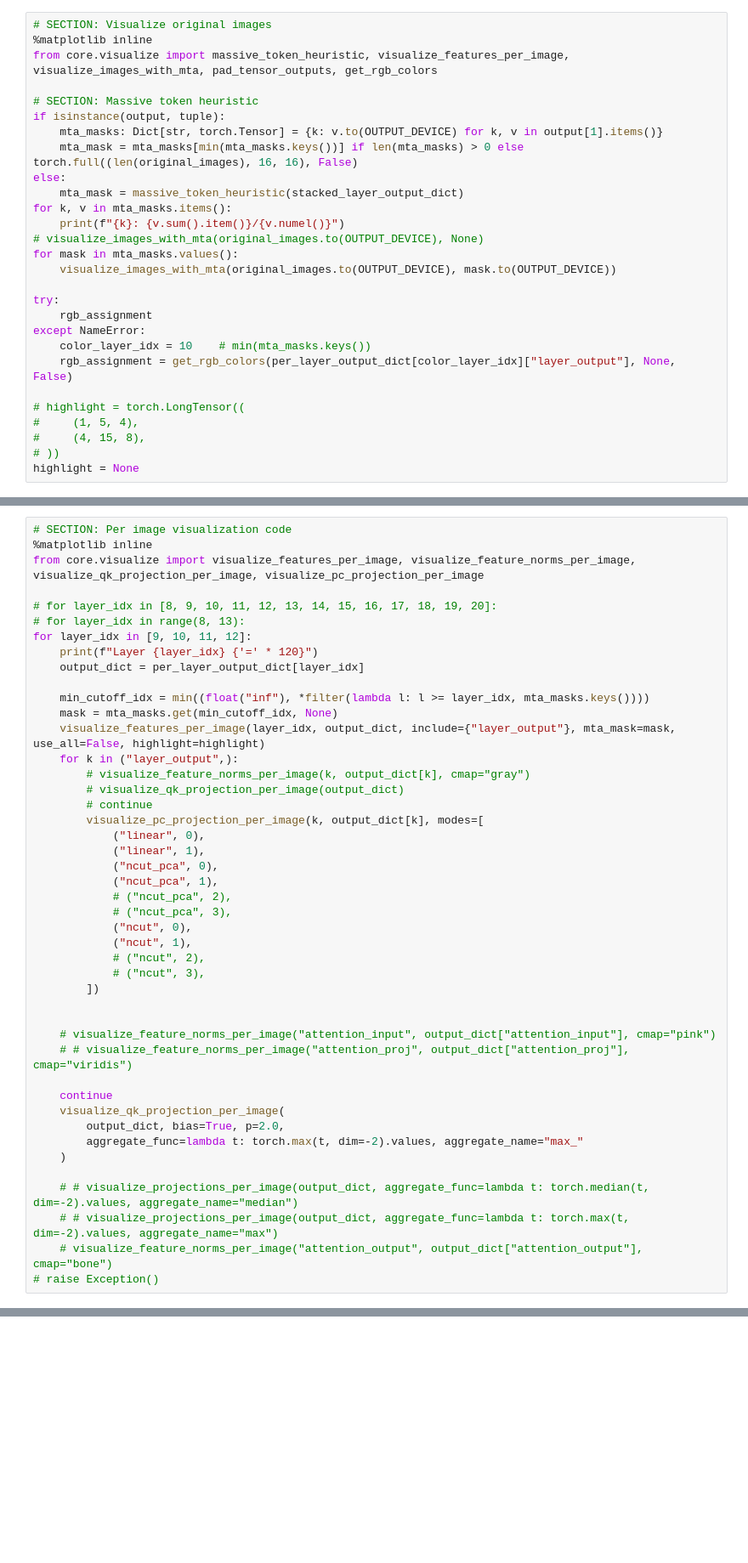
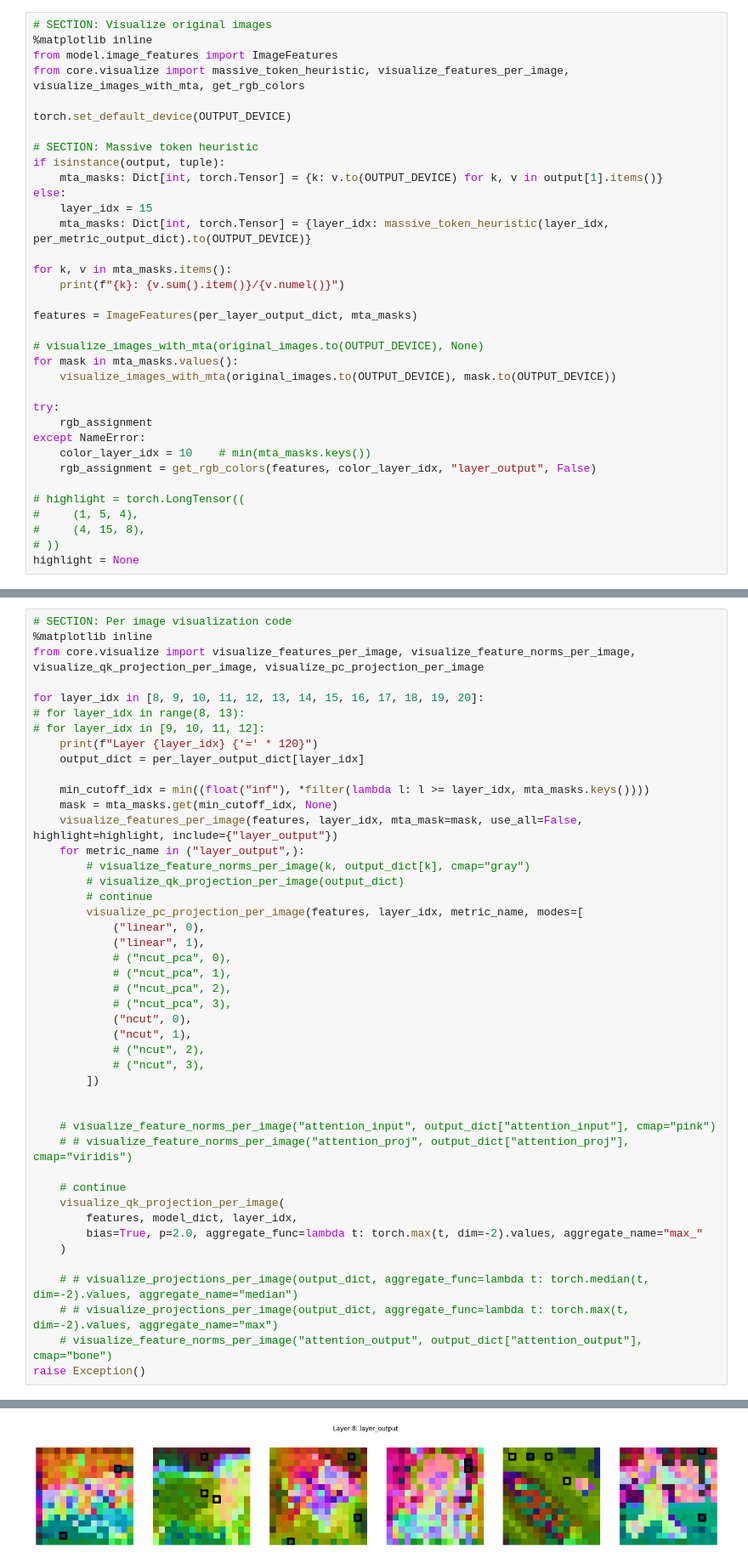
Before and after one commit to JophiArcana/mta_vision_transformers, a Jupyter notebook: sandbox/test.ipynb, the cells around one changed output, grey strips where cells are left out. Shown at 85% size. Cells and saved outputs as stored; diff of their text form; blank space fills up the shorter version.

Commit message:
Finished debugging ImageFeatures implementation.

```diff
--- a/sandbox/test.ipynb
+++ b/sandbox/test.ipynb
@@ -172,16 +174,23 @@ for metric, metric_outputs in per_metric_output_dict.items():
 # %%
 # SECTION: Visualize original images
 %matplotlib inline
-from core.visualize import massive_token_heuristic, visualize_features_per_image, visualize_images_with_mta, pad_tensor_outputs, get_rgb_colors
+from model.image_features import ImageFeatures
+from core.visualize import massive_token_heuristic, visualize_features_per_image, visualize_images_with_mta, get_rgb_colors
+
+torch.set_default_device(OUTPUT_DEVICE)
 
 # SECTION: Massive token heuristic
 if isinstance(output, tuple):
-    mta_masks: Dict[str, torch.Tensor] = {k: v.to(OUTPUT_DEVICE) for k, v in output[1].items()}
-    mta_mask = mta_masks[min(mta_masks.keys())] if len(mta_masks) > 0 else torch.full((len(original_images), 16, 16), False)
+    mta_masks: Dict[int, torch.Tensor] = {k: v.to(OUTPUT_DEVICE) for k, v in output[1].items()}
 else:
-    mta_mask = massive_token_heuristic(stacked_layer_output_dict)
+    layer_idx = 15
+    mta_masks: Dict[int, torch.Tensor] = {layer_idx: massive_token_heuristic(layer_idx, per_metric_output_dict).to(OUTPUT_DEVICE)}
+
 for k, v in mta_masks.items():
     print(f"{k}: {v.sum().item()}/{v.numel()}")
+
+features = ImageFeatures(per_layer_output_dict, mta_masks)
+
 # visualize_images_with_mta(original_images.to(OUTPUT_DEVICE), None)
 for mask in mta_masks.values():
     visualize_images_with_mta(original_images.to(OUTPUT_DEVICE), mask.to(OUTPUT_DEVICE))
@@ -190,7 +199,7 @@ try:
     rgb_assignment
 except NameError:
     color_layer_idx = 10    # min(mta_masks.keys())
-    rgb_assignment = get_rgb_colors(per_layer_output_dict[color_layer_idx]["layer_output"], None, False)
+    rgb_assignment = get_rgb_colors(features, color_layer_idx, "layer_output", False)
 
 # highlight = torch.LongTensor((
 #     (1, 5, 4),
@@ -206,24 +215,24 @@ WARNING:matplotlib.image:Clipping input data to the valid range for imshow with
 %matplotlib inline
 from core.visualize import visualize_features_per_image, visualize_feature_norms_per_image, visualize_qk_projection_per_image, visualize_pc_projection_per_image
 
-# for layer_idx in [8, 9, 10, 11, 12, 13, 14, 15, 16, 17, 18, 19, 20]:
+for layer_idx in [8, 9, 10, 11, 12, 13, 14, 15, 16, 17, 18, 19, 20]:
 # for layer_idx in range(8, 13):
-for layer_idx in [9, 10, 11, 12]:
+# for layer_idx in [9, 10, 11, 12]:
     print(f"Layer {layer_idx} {'=' * 120}")
     output_dict = per_layer_output_dict[layer_idx]
 
     min_cutoff_idx = min((float("inf"), *filter(lambda l: l >= layer_idx, mta_masks.keys())))
     mask = mta_masks.get(min_cutoff_idx, None)
-    visualize_features_per_image(layer_idx, output_dict, include={"layer_output"}, mta_mask=mask, use_all=False, highlight=highlight)
-    for k in ("layer_output",):
+    visualize_features_per_image(features, layer_idx, mta_mask=mask, use_all=False, highlight=highlight, include={"layer_output"})
+    for metric_name in ("layer_output",):
         # visualize_feature_norms_per_image(k, output_dict[k], cmap="gray")
         # visualize_qk_projection_per_image(output_dict)
         # continue
-        visualize_pc_projection_per_image(k, output_dict[k], modes=[
+        visualize_pc_projection_per_image(features, layer_idx, metric_name, modes=[
             ("linear", 0),
             ("linear", 1),
-            ("ncut_pca", 0),
-            ("ncut_pca", 1),
+            # ("ncut_pca", 0),
+            # ("ncut_pca", 1),
             # ("ncut_pca", 2),
             # ("ncut_pca", 3),
             ("ncut", 0),
@@ -236,13 +245,14 @@ for layer_idx in [9, 10, 11, 12]:
     # visualize_feature_norms_per_image("attention_input", output_dict["attention_input"], cmap="pink")
     # # visualize_feature_norms_per_image("attention_proj", output_dict["attention_proj"], cmap="viridis")
 
-    continue
+    # continue
     visualize_qk_projection_per_image(
-        output_dict, bias=True, p=2.0,
-        aggregate_func=lambda t: torch.max(t, dim=-2).values, aggregate_name="max_"
+        features, model_dict, layer_idx,
+        bias=True, p=2.0, aggregate_func=lambda t: torch.max(t, dim=-2).values, aggregate_name="max_"
     )
 
     # # visualize_projections_per_image(output_dict, aggregate_func=lambda t: torch.median(t, dim=-2).values, aggregate_name="median")
     # # visualize_projections_per_image(output_dict, aggregate_func=lambda t: torch.max(t, dim=-2).values, aggregate_name="max")
     # visualize_feature_norms_per_image("attention_output", output_dict["attention_output"], cmap="bone")
-# raise Exception()
+raise Exception()
+# %% [output]
@@ -248,0 +260 @@ for layer_idx in [9, 10, 11, 12]:
+[figure, added]
```
Also changed, not shown: parts of 6 cells of this notebook, 4 other files.
